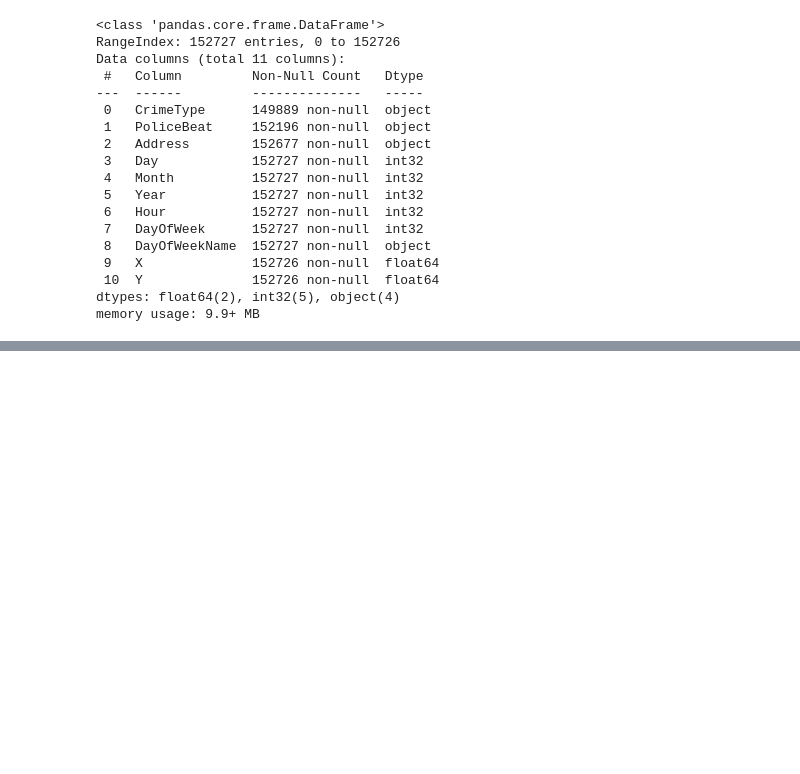
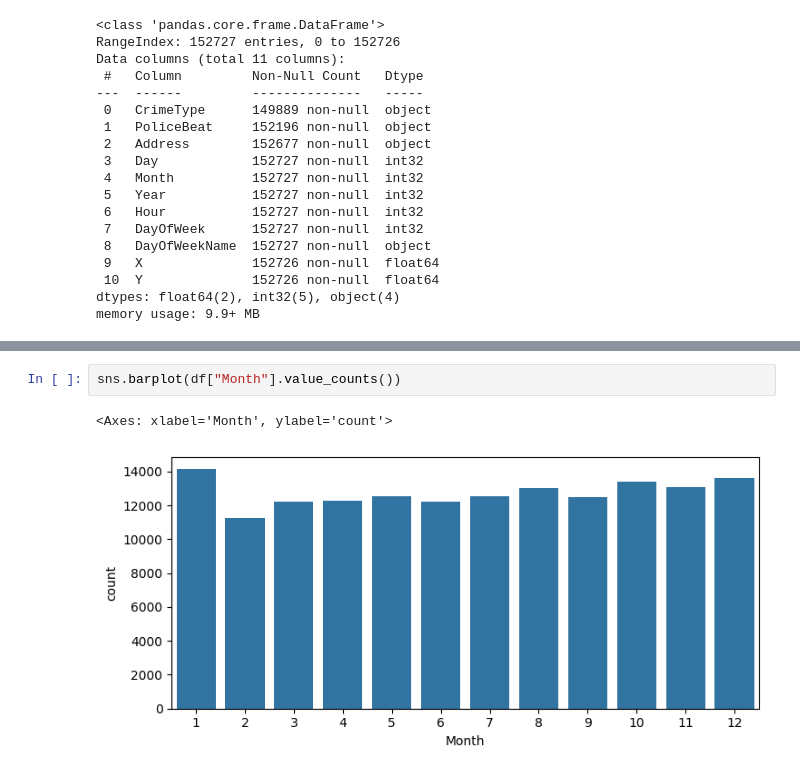
Before and after one commit to thinhh/CMPE-255-Project, a Jupyter notebook: data_exploration.ipynb, the cells around one changed output, grey strips where cells are left out. Cells and saved outputs as stored; diff of their text form; blank space fills up the shorter version.

```diff
--- a/data_exploration.ipynb
+++ b/data_exploration.ipynb
@@ -197,0 +237,5 @@ df.head(5)
+# %%
+sns.barplot(df["Month"].value_counts())
+# %% [output]
+<Axes: xlabel='Month', ylabel='count'>
+[figure, added]
```
Also changed, not shown: parts of 6 cells of this notebook.
